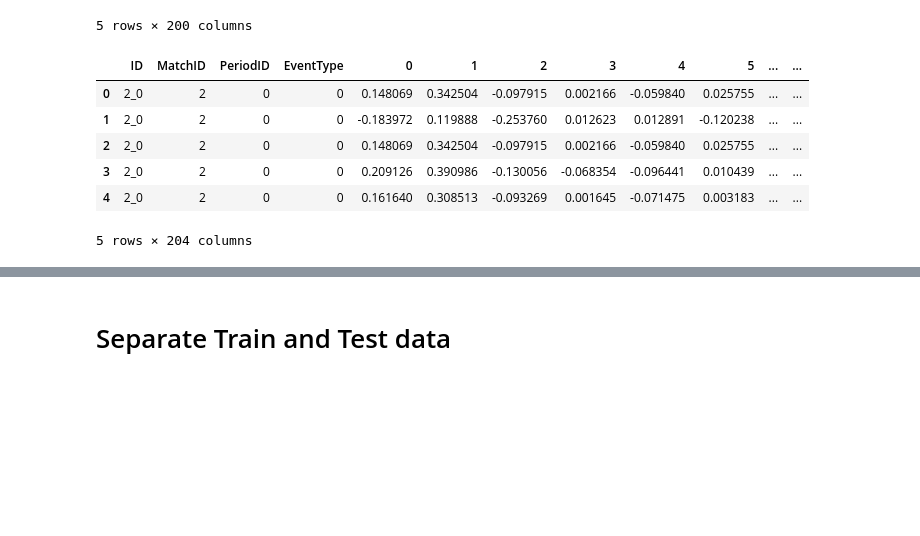
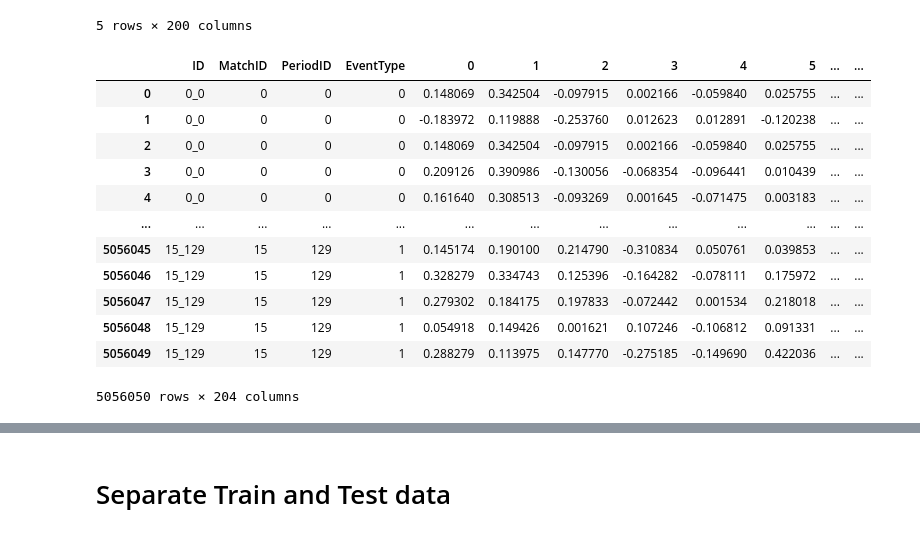
Before and after one commit to vmic2002/DeepLearningChallengeCSC_51054_EP, a Jupyter notebook: Group_challenge_weight_watchers.ipynb, the cells around one changed output, grey strips where cells are left out. Saved outputs shown, nothing was run; the diff lists cells and outputs as text; code cells hidden in the pictures; blank space fills up the shorter version.

```diff
--- a/Group_challenge_weight_watchers.ipynb
+++ b/Group_challenge_weight_watchers.ipynb
@@ -35,14 +40,21 @@ embeddings_model = api.load("glove-twitter-200")  # 200-dimensional GloVe embedd
 #print(os.getcwd())
 
 li = []
+i = 0
 for filename in listdir("train_tweets"):
     if filename != '.ipynb_checkpoints':
         print(filename)
         df = pd.read_csv("train_tweets/" + filename)
+        df.drop(columns=['Timestamp'], inplace=True)
+        # drop unused column(s)
+        df['MatchID'] = str(i)
+        df['ID'] = str(i)+ '_' + df['PeriodID'].astype(str)
+        # makes sure that the match IDs are ordered from 0,1,2... with no missing values
+        i+=1
         li.append(df)
 df = pd.concat(li, ignore_index=True)
 #print(len(df))
-df.head()
+df
 # %% [output]
 AustraliaSpain34.csv
 PortugalGhana58.csv
@@ -135,15 +160,21 @@ df = pd.concat([df, tweet_df], axis=1)
 
 # Drop the columns that are not useful anymore
 # no need for Tweet column since we have its corresponding vector embedding
-df = df.drop(columns=['Timestamp', 'Tweet'])
+df.drop(columns=['Tweet'], inplace=True)
 # %%
-# by now should have df with columns: id, match id, period id, Event Type, tweet_vector. Tweet_vector is just 200 columns
-df.head()
+# by now should have df with columns: ID, match id, period id, Event Type, tweet_vector. Tweet_vector is just 200 columns
+df
 # %% [output]
 |  | ID | MatchID | PeriodID | EventType | 0 | 1 | 2 | 3 | 4 | 5 | ... | ... |
-| 0 | 2_0 | 2 | 0 | 0 | 0.148069 | 0.342504 | -0.097915 | 0.002166 | -0.059840 | 0.025755 | ... | ... |
-| 1 | 2_0 | 2 | 0 | 0 | -0.183972 | 0.119888 | -0.253760 | 0.012623 | 0.012891 | -0.120238 | ... | ... |
-| 2 | 2_0 | 2 | 0 | 0 | 0.148069 | 0.342504 | -0.097915 | 0.002166 | -0.059840 | 0.025755 | ... | ... |
-| 3 | 2_0 | 2 | 0 | 0 | 0.209126 | 0.390986 | -0.130056 | -0.068354 | -0.096441 | 0.010439 | ... | ... |
-| 4 | 2_0 | 2 | 0 | 0 | 0.161640 | 0.308513 | -0.093269 | 0.001645 | -0.071475 | 0.003183 | ... | ... |
+| 0 | 0_0 | 0 | 0 | 0 | 0.148069 | 0.342504 | -0.097915 | 0.002166 | -0.059840 | 0.025755 | ... | ... |
+| 1 | 0_0 | 0 | 0 | 0 | -0.183972 | 0.119888 | -0.253760 | 0.012623 | 0.012891 | -0.120238 | ... | ... |
+| 2 | 0_0 | 0 | 0 | 0 | 0.148069 | 0.342504 | -0.097915 | 0.002166 | -0.059840 | 0.025755 | ... | ... |
+| 3 | 0_0 | 0 | 0 | 0 | 0.209126 | 0.390986 | -0.130056 | -0.068354 | -0.096441 | 0.010439 | ... | ... |
+| 4 | 0_0 | 0 | 0 | 0 | 0.161640 | 0.308513 | -0.093269 | 0.001645 | -0.071475 | 0.003183 | ... | ... |
+| ... | ... | ... | ... | ... | ... | ... | ... | ... | ... | ... | ... | ... |
+| 5056045 | 15_129 | 15 | 129 | 1 | 0.145174 | 0.190100 | 0.214790 | -0.310834 | 0.050761 | 0.039853 | ... | ... |
+| 5056046 | 15_129 | 15 | 129 | 1 | 0.328279 | 0.334743 | 0.125396 | -0.164282 | -0.078111 | 0.175972 | ... | ... |
+| 5056047 | 15_129 | 15 | 129 | 1 | 0.279302 | 0.184175 | 0.197833 | -0.072442 | 0.001534 | 0.218018 | ... | ... |
+| 5056048 | 15_129 | 15 | 129 | 1 | 0.054918 | 0.149426 | 0.001621 | 0.107246 | -0.106812 | 0.091331 | ... | ... |
+| 5056049 | 15_129 | 15 | 129 | 1 | 0.288279 | 0.113975 | 0.147770 | -0.275185 | -0.149690 | 0.422036 | ... | ... |
-5 rows × 204 columns
+5056050 rows × 204 columns
```
Also changed, not shown: parts of 37 cells of this notebook, 1 other file.
